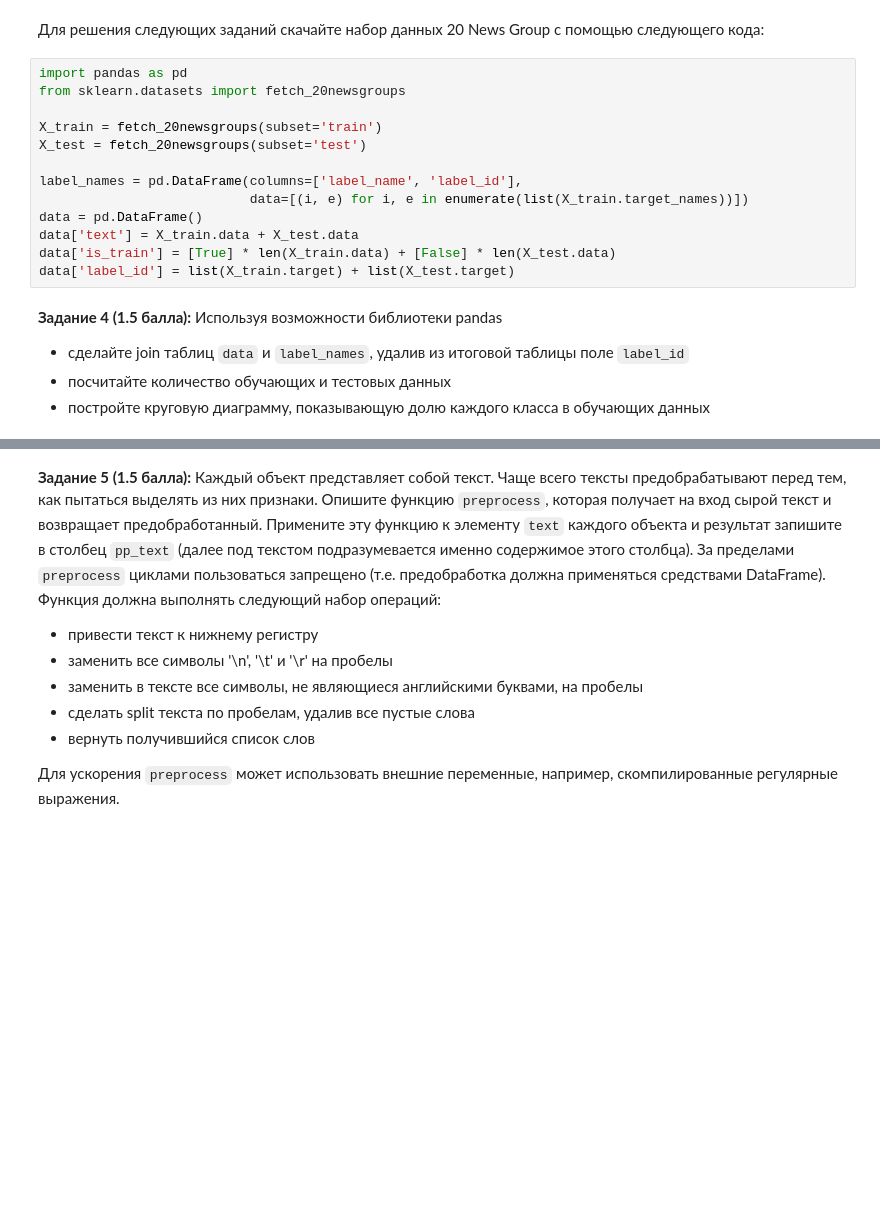
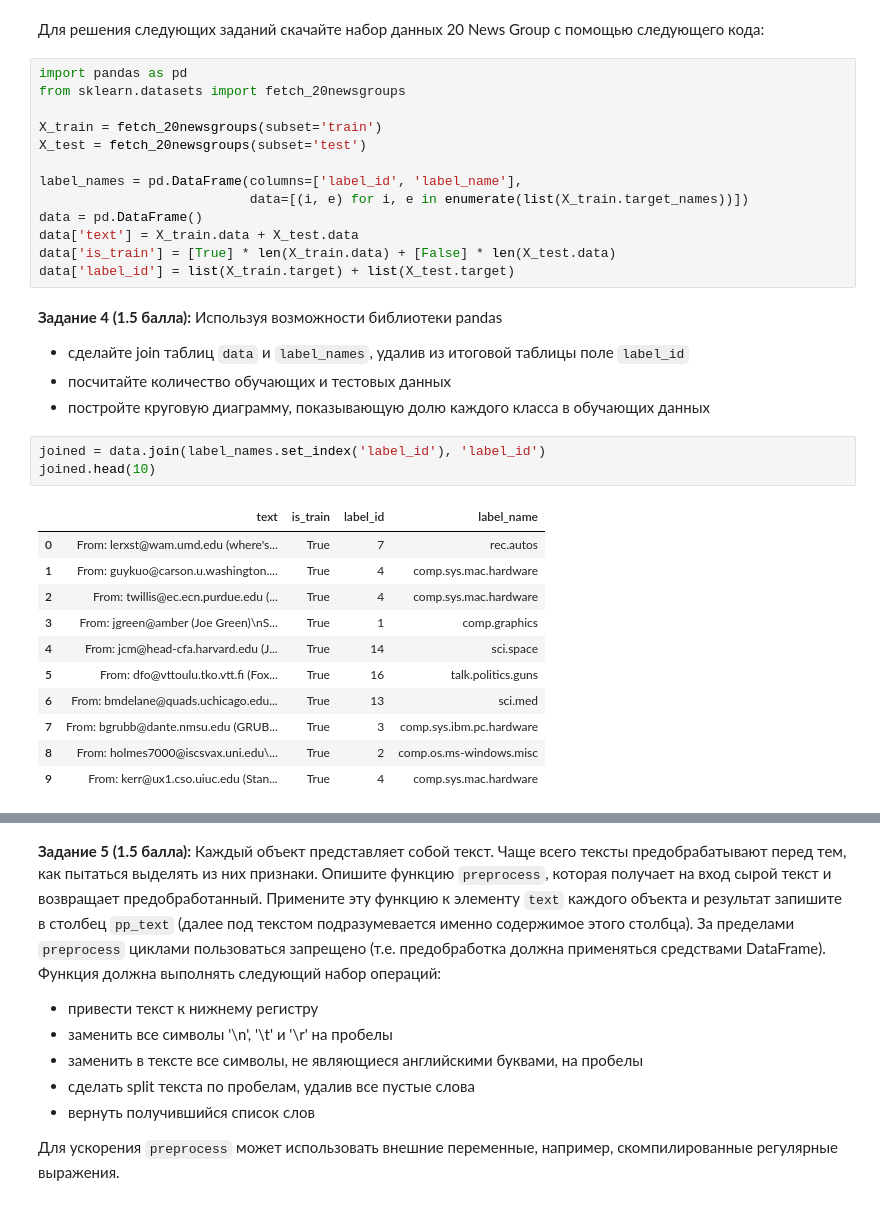
Before and after one commit to Laiser399/10s-Python-MLLabs, a Jupyter notebook: 03-data-ml.ipynb, the cells around one changed output, grey strips where cells are left out. Cells and saved outputs as stored; diff of their text form; blank space fills up the shorter version.

```diff
--- a/03-data-ml.ipynb
+++ b/03-data-ml.ipynb
@@ -116,7 +116,7 @@ from sklearn.datasets import fetch_20newsgroups
 X_train = fetch_20newsgroups(subset='train')
 X_test = fetch_20newsgroups(subset='test')
 
-label_names = pd.DataFrame(columns=['label_name', 'label_id'],
+label_names = pd.DataFrame(columns=['label_id', 'label_name'],
                            data=[(i, e) for i, e in enumerate(list(X_train.target_names))])
 data = pd.DataFrame()
 data['text'] = X_train.data + X_test.data
@@ -128,3 +128,18 @@ __Задание 4 (1.5 балла):__ Используя возможности
 - сделайте join таблиц `data` и `label_names`, удалив из итоговой таблицы поле `label_id`
 - посчитайте количество обучающих и тестовых данных
 - постройте круговую диаграмму, показывающую долю каждого класса в обучающих данных
+# %%
+joined = data.join(label_names.set_index('label_id'), 'label_id')
+joined.head(10)
+# %% [output]
+|  | text | is_train | label_id | label_name |
+| 0 | From: lerxst@wam.umd.edu (where's... | True | 7 | rec.autos |
+| 1 | From: guykuo@carson.u.washington.... | True | 4 | comp.sys.mac.hardware |
+| 2 | From: twillis@ec.ecn.purdue.edu (... | True | 4 | comp.sys.mac.hardware |
+| 3 | From: jgreen@amber (Joe Green)\nS... | True | 1 | comp.graphics |
+| 4 | From: jcm@head-cfa.harvard.edu (J... | True | 14 | sci.space |
+| 5 | From: dfo@vttoulu.tko.vtt.fi (Fox... | True | 16 | talk.politics.guns |
+| 6 | From: bmdelane@quads.uchicago.edu... | True | 13 | sci.med |
+| 7 | From: bgrubb@dante.nmsu.edu (GRUB... | True | 3 | comp.sys.ibm.pc.hardware |
+| 8 | From: holmes7000@iscsvax.uni.edu\... | True | 2 | comp.os.ms-windows.misc |
+| 9 | From: kerr@ux1.cso.uiuc.edu (Stan... | True | 4 | comp.sys.mac.hardware |
```
Also changed, not shown: parts of 2 cells of this notebook.
